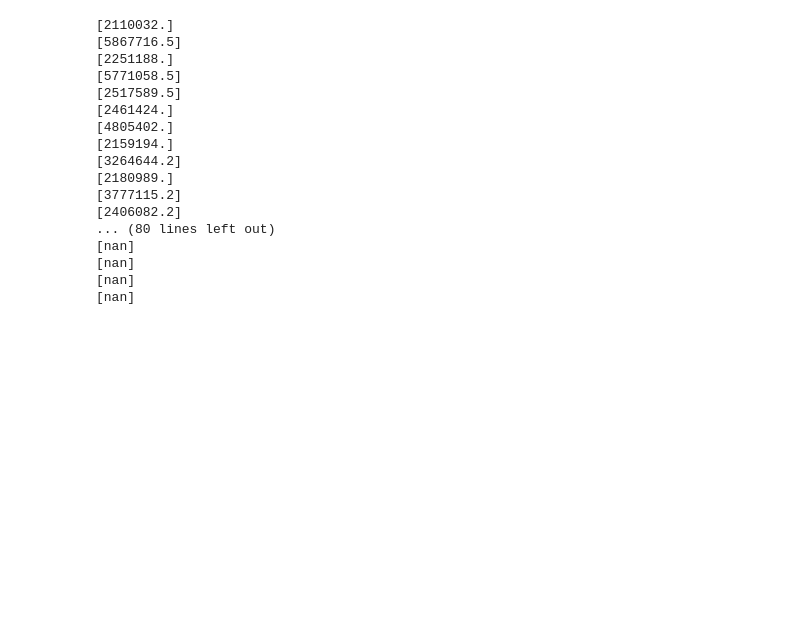
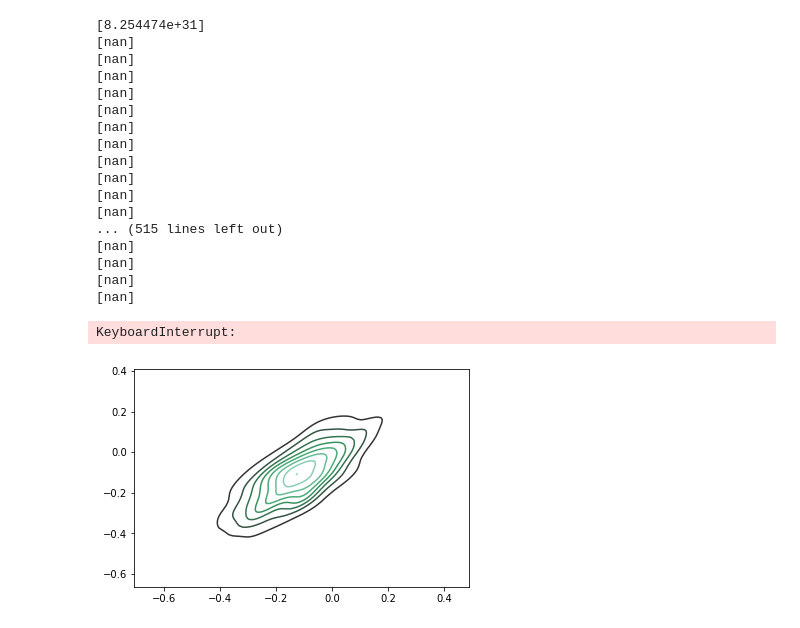
Before and after one commit to npetrenko/real_nvp, a Jupyter notebook: random_walk_regr.ipynb, the cells around one changed output. Drawn from its saved outputs; the diff is of its cells as text; code cells hidden in the pictures; blank space fills up the shorter version.

```diff
--- a/random_walk_regr.ipynb
+++ b/random_walk_regr.ipynb
@@ -98,6 +110,5 @@ ent
 # %%
-loss = -logl - prior + ent
-loss /= 20*dim[0]*dim[1]*1000
+loss = -logl/(n*dim[0]*dim[1]) + (ent - prior)/(xs.shape[1]*xs.shape[2])
 # %%
 opt = tf.train.AdamOptimizer(0.0001).minimize(loss)
 # %%
@@ -106,23 +118,37 @@ tf.global_variables_initializer().run()
 # %%
-for _ in range(100):
-    for _ in range(200):
+for _ in range(1000):
+    for _ in range(1):
         l, _ = sess.run([loss, opt], {phase:True})
     print(l)
 # %% [output]
-[2110032.]
-[5867716.5]
-[2251188.]
-[5771058.5]
-[2517589.5]
-[2461424.]
-[4805402.]
-[2159194.]
-[3264644.2]
-[2180989.]
-[3777115.2]
-[2406082.2]
-... (80 lines left out)
+[8.254474e+31]
 [nan]
 [nan]
 [nan]
 [nan]
+[nan]
+[nan]
+[nan]
+[nan]
+[nan]
+[nan]
+[nan]
+... (515 lines left out)
+[nan]
+[nan]
+[nan]
+[nan]
+KeyboardInterrupt:
+# %%
+out = tf.reshape(outputs, [n, 3, 4])
+# %%
+samples = []
+for _ in range(1000):
+    s = out.eval()
+    samples.append([s[3,1,1], s[0,1,1]])
+samples = np.array(samples)
+# %%
+sns.kdeplot(samples[:,0], samples[:,1])
+plt.show()
+# %% [output]
+[figure, added]
```
Also changed, not shown: parts of 20 cells of this notebook, 5 other files.
